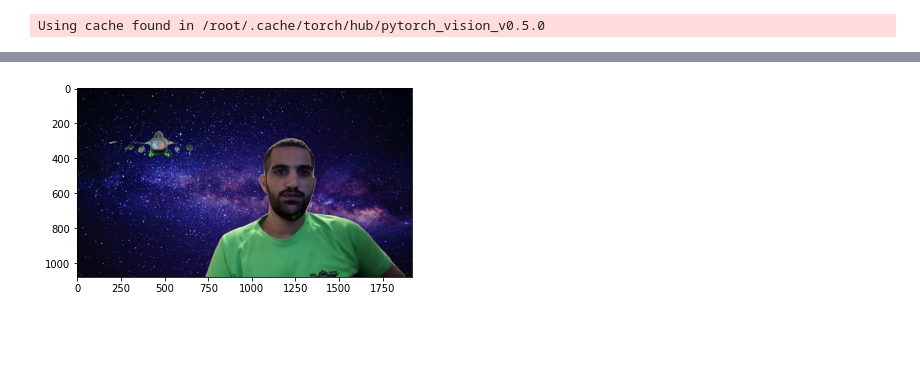
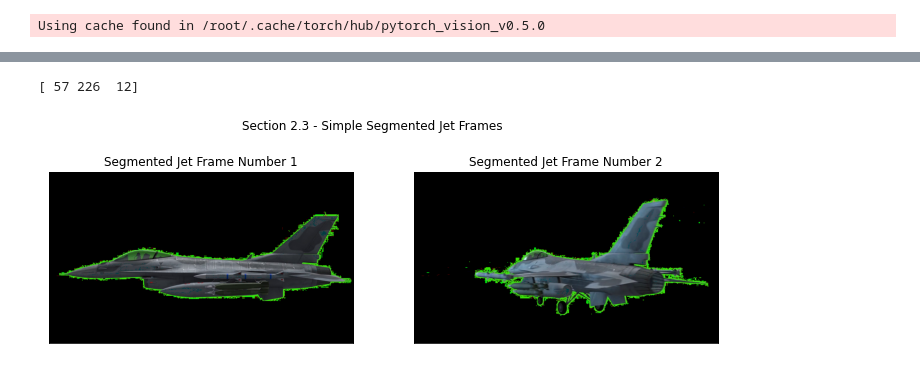
Before and after one commit to AnElectricalEngineer/Computer-Vision-HW-3, a Jupyter notebook: code/ee046746_hw3_332708007_204525612.ipynb, the cells around one changed output, grey strips where cells are left out. Saved outputs shown, nothing was run; the diff lists cells and outputs as text; code cells hidden in the pictures; blank space fills up the shorter version.

```diff
--- a/code/ee046746_hw3_332708007_204525612.ipynb
+++ b/code/ee046746_hw3_332708007_204525612.ipynb
@@ -433,10 +429,20 @@ TypeError: ignored
-# %%
-galaxy = np.array(Image.open(f"{path}../data/my_data/galaxy.jpg"))
-
-for image in all_together:
-  indices = np.where(image == [0, 0, 0])
-  image[indices] = galaxy[indices]
-  plt.imshow(image)
-  break
-# %% [output]
-[figure, removed]
+# %%
+# Test simple segmentation method using green screen
+# Display 2 segmented frames
+Jet_test = [np.array(Jet_frames[0]), np.array(Jet_frames[60])]
+
+# get color of green background
+print(Jet_test[0][10,10,:])
+
+fig, axes = plt.subplots(1, len(Jet_test), figsize=(12,4))
+for idx, image in enumerate(Jet_test):
+  image[image == [57, 226, 12]] = 0
+  axes[idx].imshow(image)
+  axes[idx].set_title(f'Segmented Jet Frame Number {idx + 1}')
+  axes[idx].set_xticks([])
+  axes[idx].set_yticks([])
+fig.suptitle('Section 2.3 - Simple Segmented Jet Frames')
+plt.savefig(f'{path}../output/Section 2.3 - Simple Segmented Jet Frames.png')
+# %% [output]
+[ 57 226  12]
+[figure, added]
```
Also changed, not shown: parts of 17 cells of this notebook, 33 other files.
